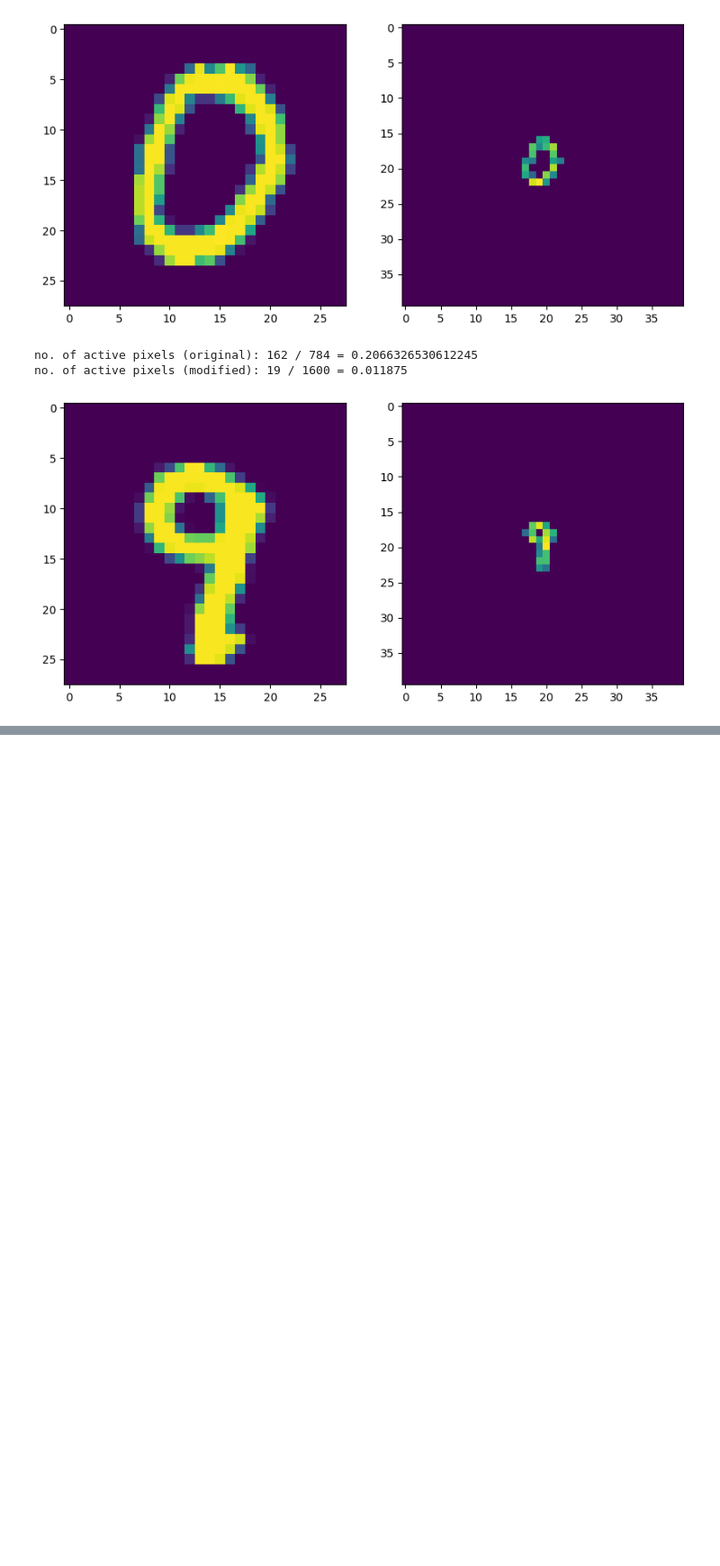
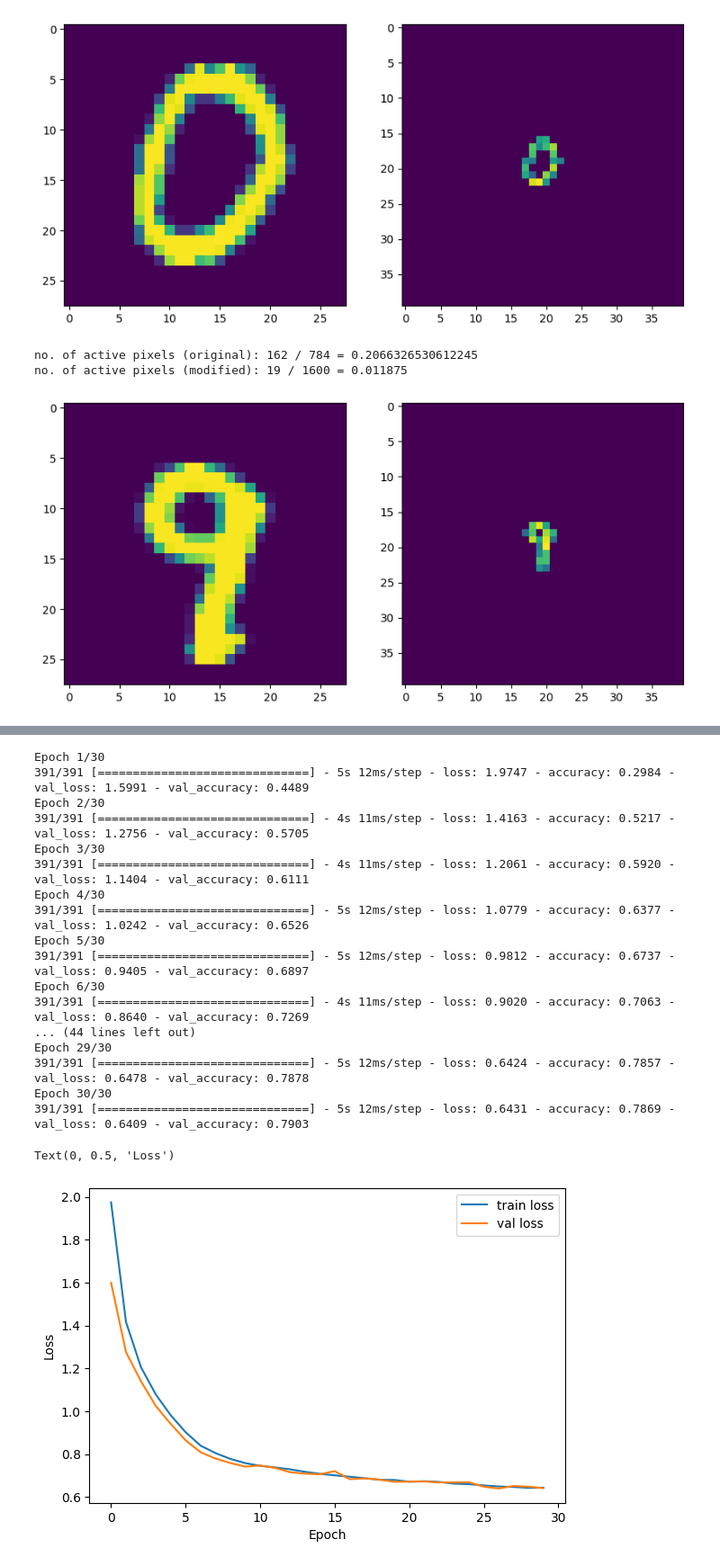
Before and after one commit to hftsoi/qkeras, a Jupyter notebook: train.ipynb, the cells around one changed output, grey strips where cells are left out. Shown: that part at 90% size. Cells and saved outputs as stored; diff of their text form; code cells hidden in the pictures; blank space fills up the shorter version.

Commit message:
first sparse model

```diff
--- a/train.ipynb
+++ b/train.ipynb
@@ -135,11 +135,14 @@ class InputReduce(tf.keras.layers.Layer):
         h = tf.shape(inputs)[1]
         w = tf.shape(inputs)[2]
 
-        active_flag = tf.cast(inputs[..., 0] > self.threshold, tf.int32)
+        if self.threshold is not None:
+            active_flag = tf.cast(inputs[..., 0] > self.threshold, tf.int32)
+        else:
+            active_flag = tf.cast(inputs[..., 0] != 0, tf.int32)
         active_flag_flat = tf.reshape(active_flag, [batch_size, h * w])
         active_count = tf.cumsum(active_flag_flat, axis=1)
 
-        keep_mask_flat = tf.cast(tf.logical_and(active_flag_flat > 0, active_count <= self.n_max_pixels), inputs.dtype)
+        keep_mask_flat = tf.cast(tf.logical_and(active_flag_flat == 1, active_count <= self.n_max_pixels), inputs.dtype)
         keep_mask = tf.reshape(keep_mask_flat, [batch_size, h, w, 1])
 
         inputs_reduced = inputs * keep_mask
@@ -235,0 +263,30 @@ _____ _____ _____ _____ _____ _____ _____ _____ _____ _____ _____ _____ _____ __
+# %%
+history = cnn_sparse.fit(x_train, y_train, validation_data=(x_val, y_val), epochs=30, batch_size=128)
+
+plt.figure(figsize=(15,10))
+axes = plt.subplot(2, 2, 1)
+axes.plot(history.history['loss'], label='train loss')
+axes.plot(history.history['val_loss'], label='val loss')
+axes.legend(loc="upper right")
+axes.set_xlabel('Epoch')
+axes.set_ylabel('Loss')
+# %% [output]
+Epoch 1/30
+391/391 [==============================] - 5s 12ms/step - loss: 1.9747 - accuracy: 0.2984 - val_loss: 1.5991 - val_accuracy: 0.4489
+Epoch 2/30
+391/391 [==============================] - 4s 11ms/step - loss: 1.4163 - accuracy: 0.5217 - val_loss: 1.2756 - val_accuracy: 0.5705
+Epoch 3/30
+391/391 [==============================] - 4s 11ms/step - loss: 1.2061 - accuracy: 0.5920 - val_loss: 1.1404 - val_accuracy: 0.6111
+Epoch 4/30
+391/391 [==============================] - 5s 12ms/step - loss: 1.0779 - accuracy: 0.6377 - val_loss: 1.0242 - val_accuracy: 0.6526
+Epoch 5/30
+391/391 [==============================] - 5s 12ms/step - loss: 0.9812 - accuracy: 0.6737 - val_loss: 0.9405 - val_accuracy: 0.6897
+Epoch 6/30
+391/391 [==============================] - 4s 11ms/step - loss: 0.9020 - accuracy: 0.7063 - val_loss: 0.8640 - val_accuracy: 0.7269
+... (44 lines left out)
+Epoch 29/30
+391/391 [==============================] - 5s 12ms/step - loss: 0.6424 - accuracy: 0.7857 - val_loss: 0.6478 - val_accuracy: 0.7878
+Epoch 30/30
+391/391 [==============================] - 5s 12ms/step - loss: 0.6431 - accuracy: 0.7869 - val_loss: 0.6409 - val_accuracy: 0.7903
+Text(0, 0.5, 'Loss')
+[figure, added]
```
Also changed, not shown: parts of 6 cells of this notebook.
